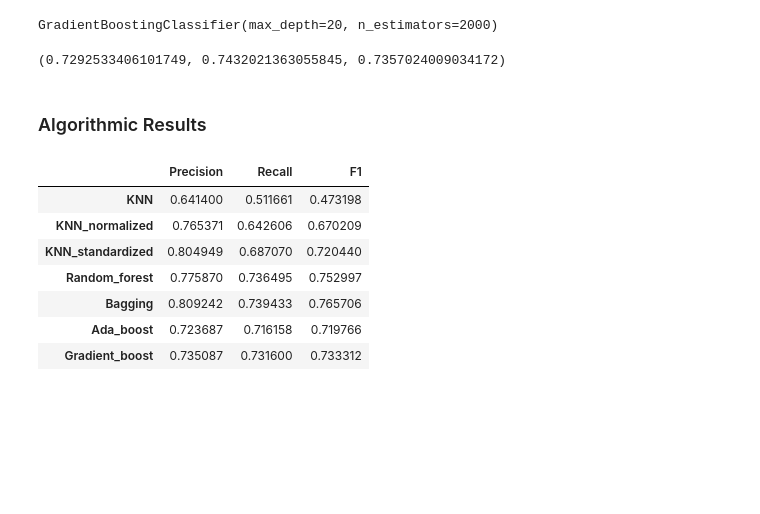
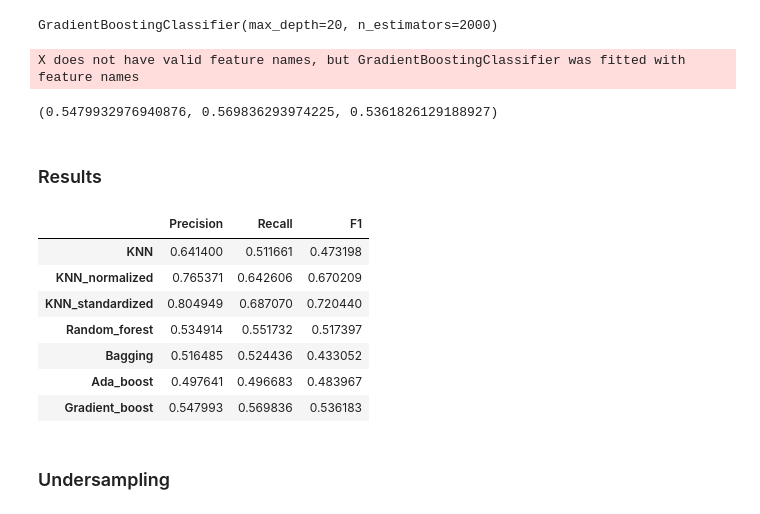
Before and after one commit to alicia-perez-diez/bank_churn_project, a Jupyter notebook: notebooks/main.ipynb, the cells around one changed output. Saved outputs shown, nothing was run; the diff lists cells and outputs as text; code cells hidden in the pictures; blank space fills up the shorter version.

```diff
--- a/notebooks/main.ipynb
+++ b/notebooks/main.ipynb
@@ -755,7 +1015,7 @@ gb.fit(X_train_sm, y_train_sm)
 # %% [output]
 GradientBoostingClassifier(max_depth=20, n_estimators=2000)
 # %%
-pred = gb.predict(X_test_norm)
+pred = gb.predict(X_test_standardized)
 
 precision_gradient_boost  = precision_score(y_test, pred, average='macro')
 recall_gradient_boost  = recall_score(y_test, pred, average='macro')
@@ -763,33 +1023,36 @@ f1_gradient_boost  = f1_score(y_test, pred, average='macro')
 
 precision_gradient_boost, recall_gradient_boost, f1_gradient_boost
 # %% [output]
-(0.7292533406101749, 0.7432021363055845, 0.7357024009034172)
+X does not have valid feature names, but GradientBoostingClassifier was fitted with feature names
+(0.5479932976940876, 0.569836293974225, 0.5361826129188927)
 # %% [markdown]
-### Algorithmic Results
+### Results
 # %%
 #creamos un diccionario para almacenar los resultados de los modelos
-results = {}
+results_oversampling = {}
 # %%
 #agregamos los resultados de cada modelo
-results['KNN'] = {'Precision': knn_precision, 'Recall': knn_recall, 'F1': knn_f1}
-results['KNN_normalized'] = {'Precision': precision_norm, 'Recall': recall_norm, 'F1': f1_norm}
-results['KNN_standardized'] = {'Precision': precision_standardized, 'Recall': recall_standardized, 'F1': f1_standardized}
-results['Random_forest'] = {'Precision': precision_forest, 'Recall': recall_forest, 'F1': f1_forest}
-results['Bagging'] = {'Precision': precision_bagging, 'Recall': recall_bagging, 'F1': f1_bagging}
-results['Ada_boost'] = {'Precision': precision_ada_boost, 'Recall': recall_ada_boost, 'F1': f1_ada_boost}
-results['Gradient_boost'] = {'Precision': precision_gradient_boost, 'Recall': recall_gradient_boost, 'F1': f1_gradient_boost}
+results_oversampling['KNN'] = {'Precision': knn_precision, 'Recall': knn_recall, 'F1': knn_f1}
+results_oversampling['KNN_normalized'] = {'Precision': precision_norm, 'Recall': recall_norm, 'F1': f1_norm}
+results_oversampling['KNN_standardized'] = {'Precision': precision_standardized, 'Recall': recall_standardized, 'F1': f1_standardized}
+results_oversampling['Random_forest'] = {'Precision': precision_forest, 'Recall': recall_forest, 'F1': f1_forest}
+results_oversampling['Bagging'] = {'Precision': precision_bagging, 'Recall': recall_bagging, 'F1': f1_bagging}
+results_oversampling['Ada_boost'] = {'Precision': precision_ada_boost, 'Recall': recall_ada_boost, 'F1': f1_ada_boost}
+results_oversampling['Gradient_boost'] = {'Precision': precision_gradient_boost, 'Recall': recall_gradient_boost, 'F1': f1_gradient_boost}
 # %%
 #creamos un dataframe a partir del diccionario de resultados
-results_df = pd.DataFrame.from_dict(results, orient='index')
+results_oversampling_df = pd.DataFrame.from_dict(results_oversampling, orient='index')
 # %%
 #mostramos el dataframe con los resultados de los modelos testados
-results_df
+results_oversampling_df
 # %% [output]
 |  | Precision | Recall | F1 |
 | KNN | 0.641400 | 0.511661 | 0.473198 |
 | KNN_normalized | 0.765371 | 0.642606 | 0.670209 |
 | KNN_standardized | 0.804949 | 0.687070 | 0.720440 |
-| Random_forest | 0.775870 | 0.736495 | 0.752997 |
-| Bagging | 0.809242 | 0.739433 | 0.765706 |
-| Ada_boost | 0.723687 | 0.716158 | 0.719766 |
-| Gradient_boost | 0.735087 | 0.731600 | 0.733312 |
+| Random_forest | 0.534914 | 0.551732 | 0.517397 |
+| Bagging | 0.516485 | 0.524436 | 0.433052 |
+| Ada_boost | 0.497641 | 0.496683 | 0.483967 |
+| Gradient_boost | 0.547993 | 0.569836 | 0.536183 |
+# %% [markdown]
+### Undersampling
```
Also changed, not shown: parts of 89 cells of this notebook, 2 other files.
